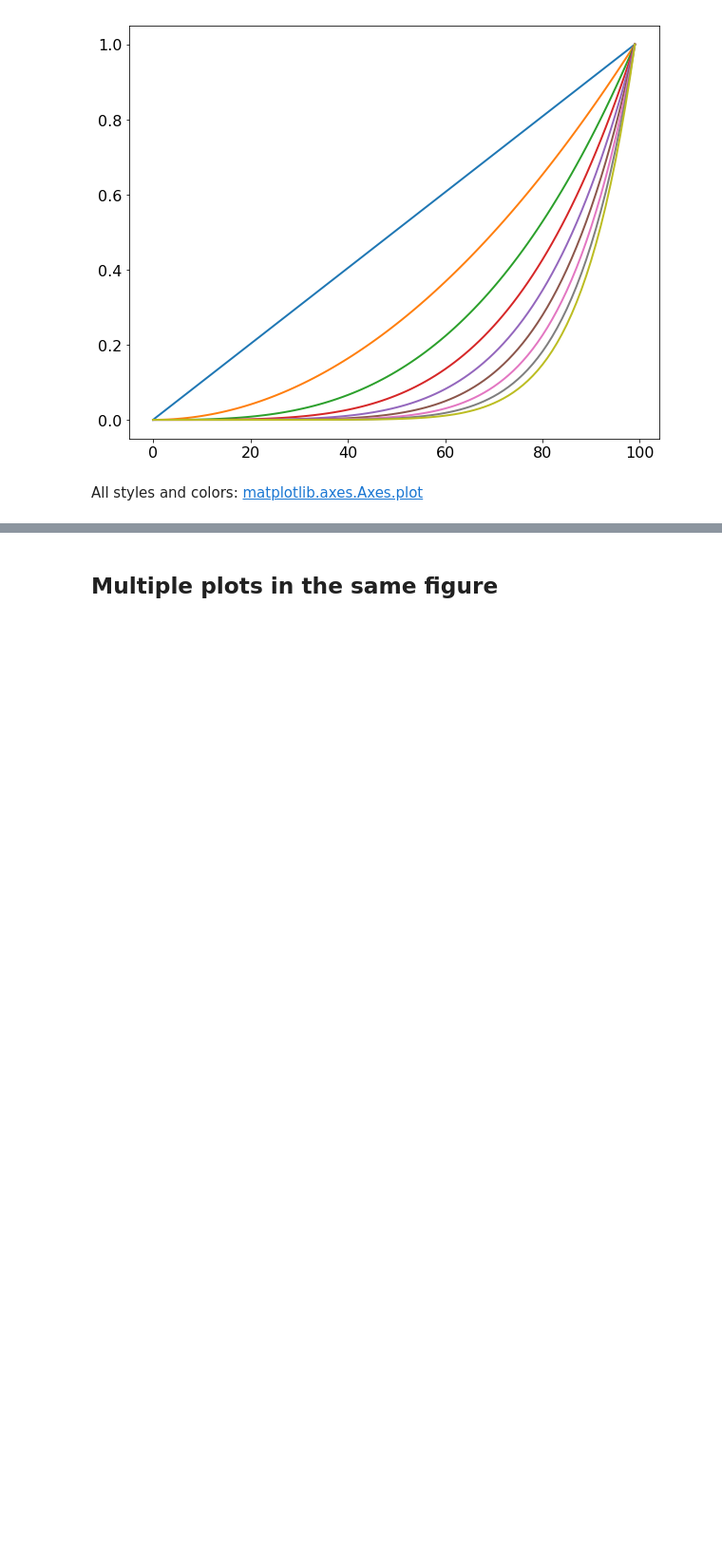
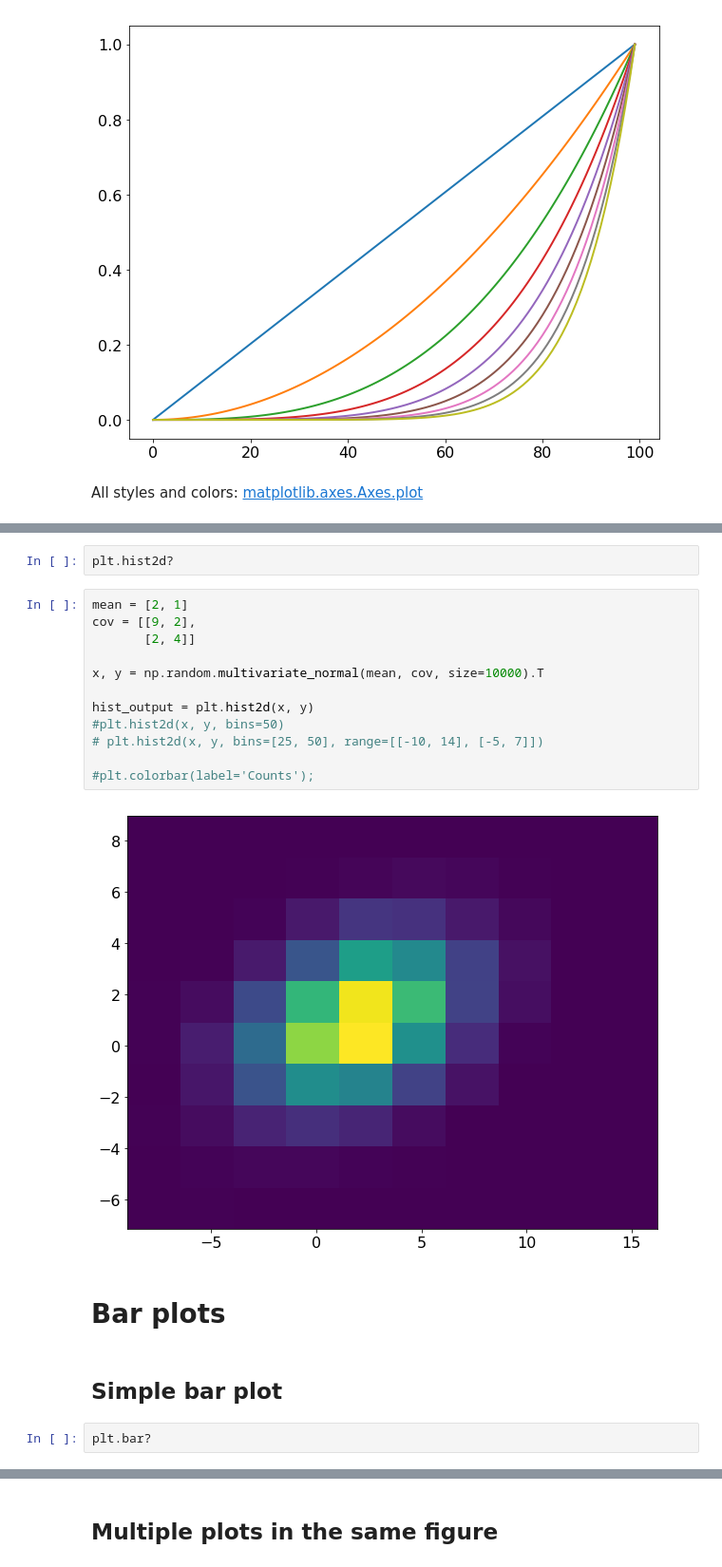
Before and after one commit to ftorradeflot/PythonMasterIFAE, a Jupyter notebook: matplotlib.ipynb, the cells around one changed output, grey strips where cells are left out. Shown at 95% size. Saved outputs shown, nothing was run; the diff lists cells and outputs as text; blank space fills up the shorter version.

```diff
--- a/matplotlib.ipynb
+++ b/matplotlib.ipynb
@@ -272,0 +165,22 @@ plt.legend(loc='best');
+# %%
+plt.hist2d?
+# %%
+mean = [2, 1]
+cov = [[9, 2],
+       [2, 4]]
+
+x, y = np.random.multivariate_normal(mean, cov, size=10000).T
+
+hist_output = plt.hist2d(x, y)
+#plt.hist2d(x, y, bins=50)
+# plt.hist2d(x, y, bins=[25, 50], range=[[-10, 14], [-5, 7]])
+
+#plt.colorbar(label='Counts');
+# %% [output]
+[figure, added]
+# %% [markdown]
+# Bar plots
+# %% [markdown]
+## Simple bar plot
+# %%
+plt.bar?
```
Also changed, not shown: parts of 40 cells of this notebook, 1 other file.
